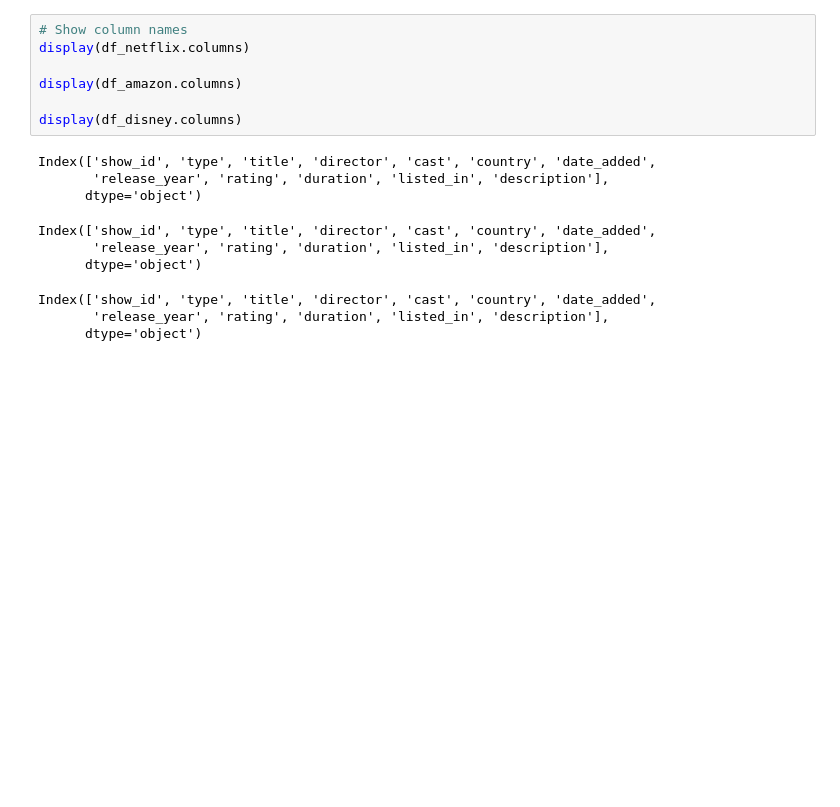
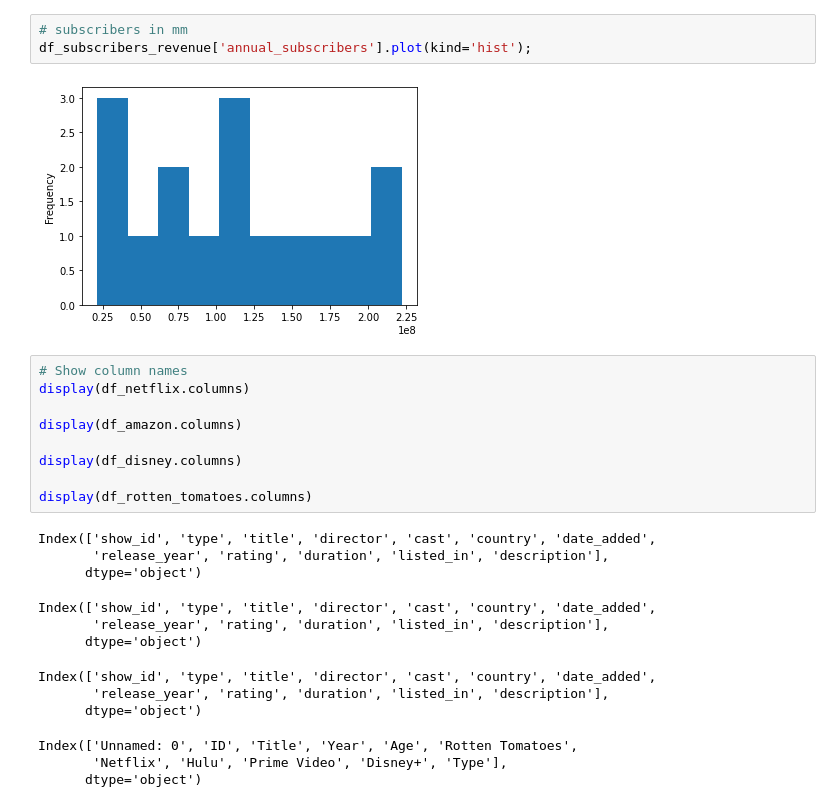
Before and after one commit to capstone-organization-hiral-darya/capstone_project_netflix, a Jupyter notebook: capstone-project.ipynb, the cells around one changed output. Saved outputs shown, nothing was run; the diff lists cells and outputs as text; blank space fills up the shorter version.

```diff
--- a/capstone-project.ipynb
+++ b/capstone-project.ipynb
@@ -115,3 +131,8 @@ ImportError: Missing optional dependency 'openpyxl'.  Use pip or conda to instal
+# %%
+# subscribers in mm
+df_subscribers_revenue['annual_subscribers'].plot(kind='hist');
+# %% [output]
+[figure, added]
 # %%
 # Show column names
 display(df_netflix.columns)
@@ -119,6 +140,8 @@ display(df_netflix.columns)
 display(df_amazon.columns)
 
 display(df_disney.columns)
+
+display(df_rotten_tomatoes.columns)
 # %% [output]
 Index(['show_id', 'type', 'title', 'director', 'cast', 'country', 'date_added',
        'release_year', 'rating', 'duration', 'listed_in', 'description'],
@@ -129,3 +152,6 @@ Index(['show_id', 'type', 'title', 'director', 'cast', 'country', 'date_added',
 Index(['show_id', 'type', 'title', 'director', 'cast', 'country', 'date_added',
        'release_year', 'rating', 'duration', 'listed_in', 'description'],
       dtype='object')
+Index(['Unnamed: 0', 'ID', 'Title', 'Year', 'Age', 'Rotten Tomatoes',
+       'Netflix', 'Hulu', 'Prime Video', 'Disney+', 'Type'],
+      dtype='object')
```
Also changed, not shown: parts of 28 cells of this notebook.
